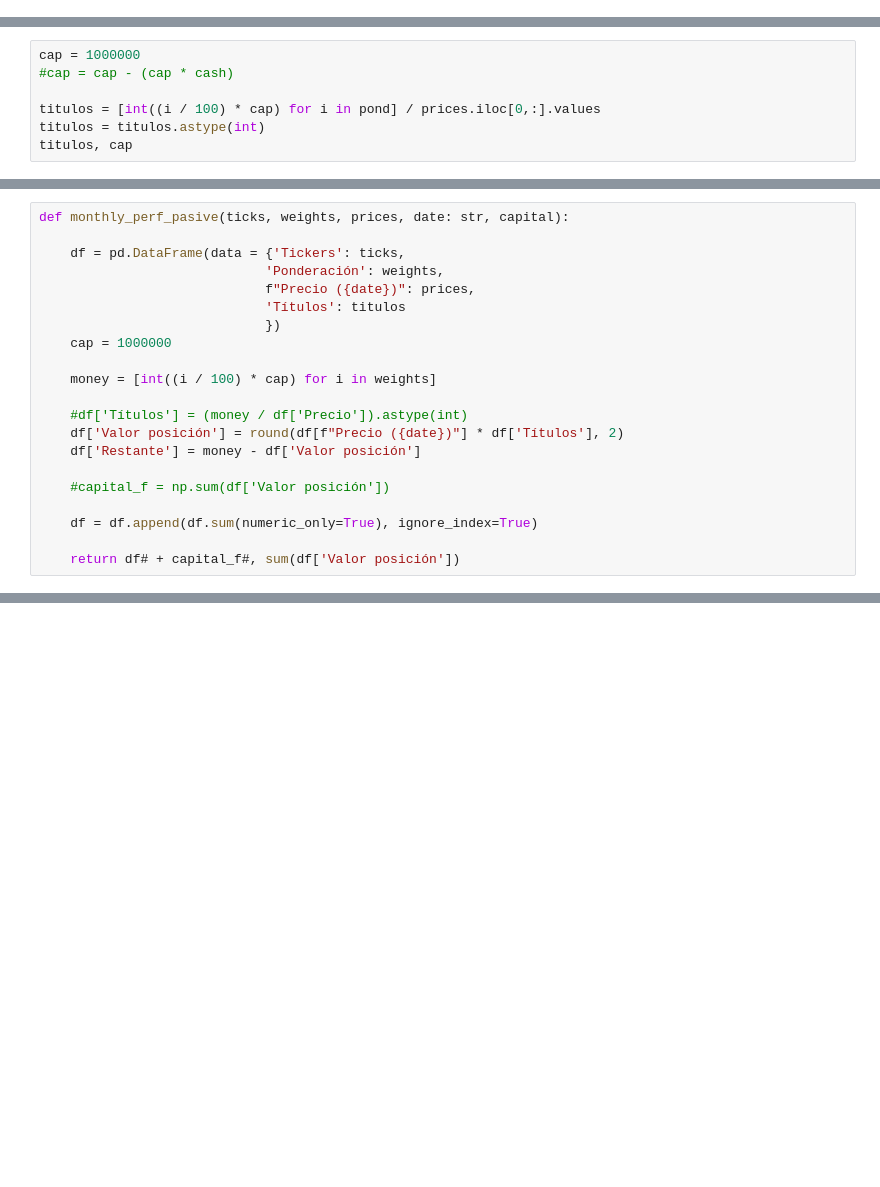
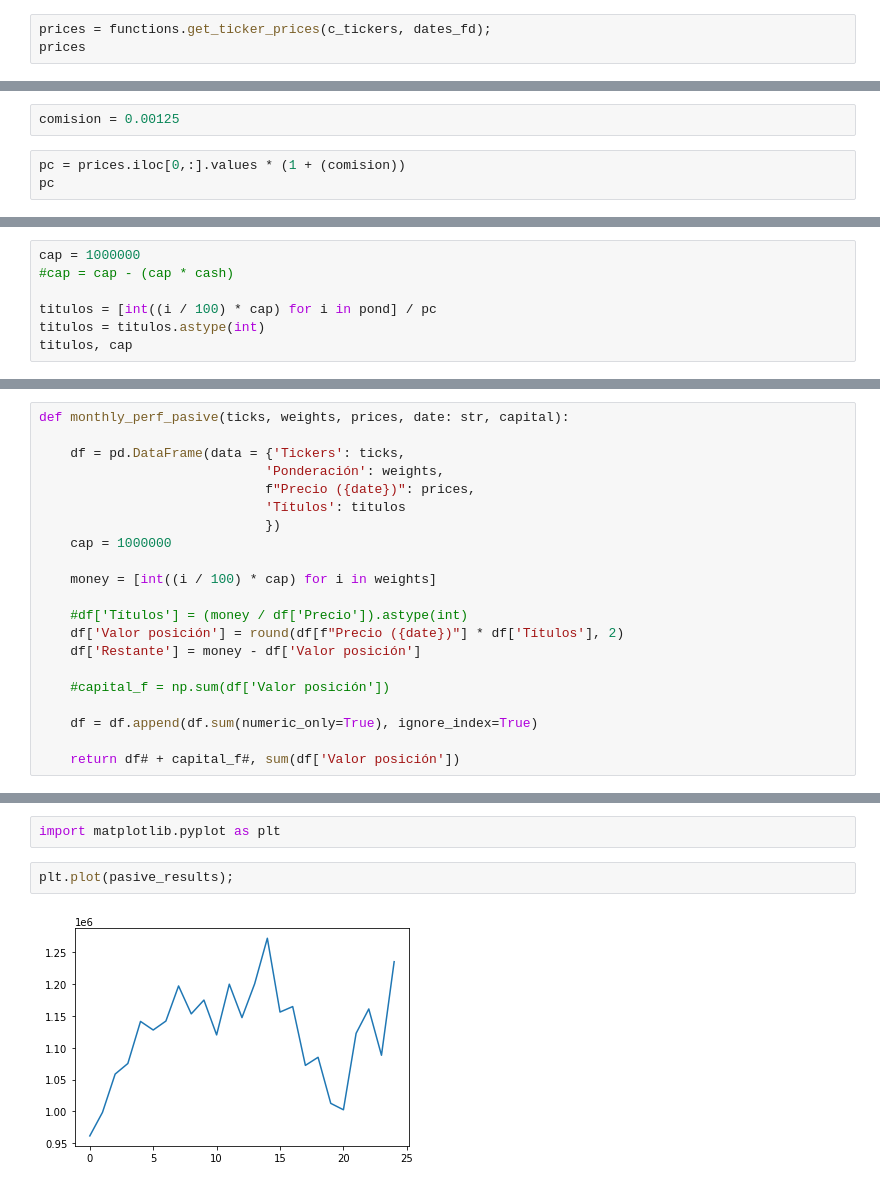
Before and after one commit to pabloriverasnz/Laboratorio_1-Inversion_de_Capital, a Jupyter notebook: notebook.ipynb, the cells around one changed output, grey strips where cells are left out. Cells and saved outputs as stored; diff of their text form; blank space fills up the shorter version.

Commit message:
functions progress

```diff
--- a/notebook.ipynb
+++ b/notebook.ipynb
@@ -194,0 +143,3 @@ prices
+# %%
+prices = functions.get_ticker_prices(c_tickers, dates_fd);
+prices
@@ -292,0 +267,5 @@ pond
+# %%
+comision = 0.00125
+# %%
+pc = prices.iloc[0,:].values * (1 + (comision))
+pc
@@ -294,7 +282,7 @@ pond
 cap = 1000000
 #cap = cap - (cap * cash)
 
-titulos = [int((i / 100) * cap) for i in pond] / prices.iloc[0,:].values
+titulos = [int((i / 100) * cap) for i in pond] / pc
 titulos = titulos.astype(int)
 titulos, cap
 # %% [output]
@@ -399,3 +380,9 @@ pasive_results
+# %%
+import matplotlib.pyplot as plt
+# %%
+plt.plot(pasive_results);
+# %% [output]
+[figure, added]
 # %%
 comision = 0.00125
 # Creating DataFrame
```
Also changed, not shown: parts of 24 cells of this notebook, 1 other file.
